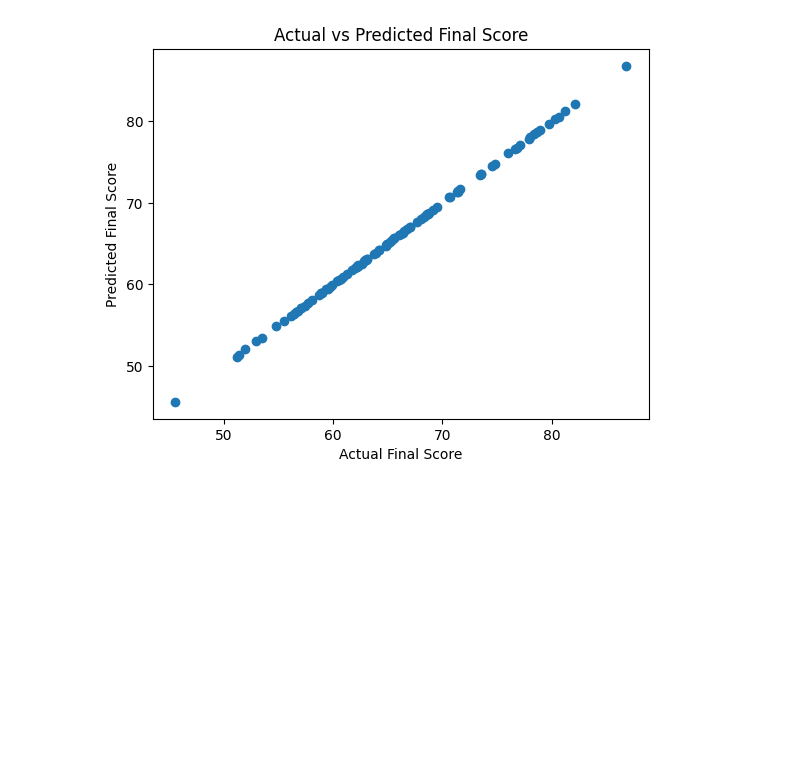
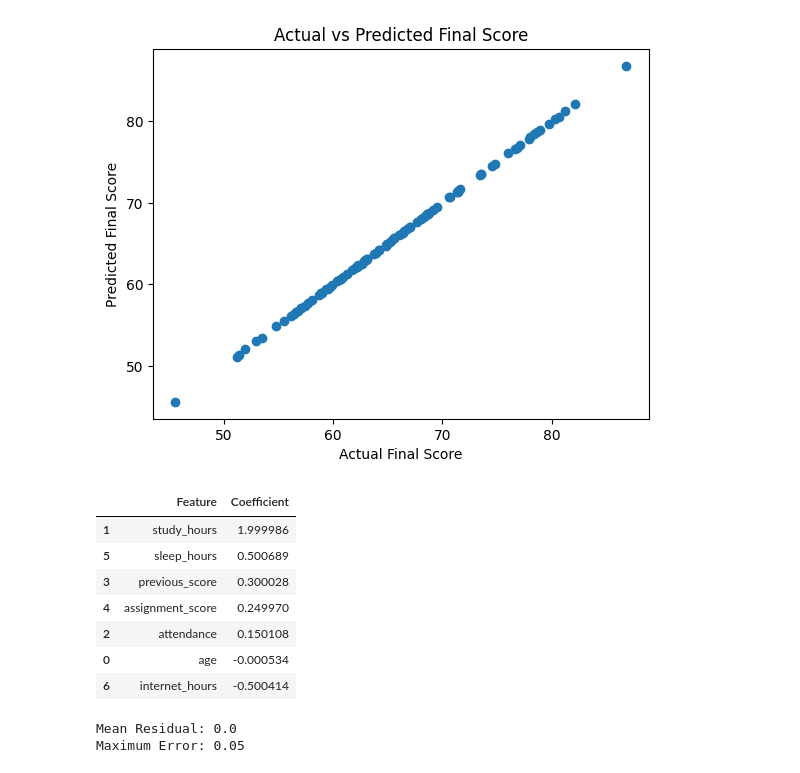
Before and after one commit to Dilini8888/student-performance-prediction, a Jupyter notebook: Student_Performance_Prediction.ipynb, the cells around one changed output. Cells and saved outputs as stored; diff of their text form; code cells hidden in the pictures; blank space fills up the shorter version.

Commit message:
Add Linear Regression model and evaluation

```diff
--- a/Student_Performance_Prediction.ipynb
+++ b/Student_Performance_Prediction.ipynb
@@ -240,3 +240,27 @@ plt.title("Actual vs Predicted Final Score")
 plt.show()
 # %% [output]
 [figure]
+# %%
+coefficients = pd.DataFrame({
+    "Feature": X.columns,
+    "Coefficient": model.coef_
+})
+
+coefficients.sort_values(by="Coefficient", ascending=False)
+# %% [output]
+|  | Feature | Coefficient |
+| 1 | study_hours | 1.999986 |
+| 5 | sleep_hours | 0.500689 |
+| 3 | previous_score | 0.300028 |
+| 4 | assignment_score | 0.249970 |
+| 2 | attendance | 0.150108 |
+| 0 | age | -0.000534 |
+| 6 | internet_hours | -0.500414 |
+# %%
+residuals = y_test - y_pred
+
+print("Mean Residual:", round(residuals.mean(), 2))
+print("Maximum Error:", round(abs(residuals).max(), 2))
+# %% [output]
+Mean Residual: 0.0
+Maximum Error: 0.05
```
